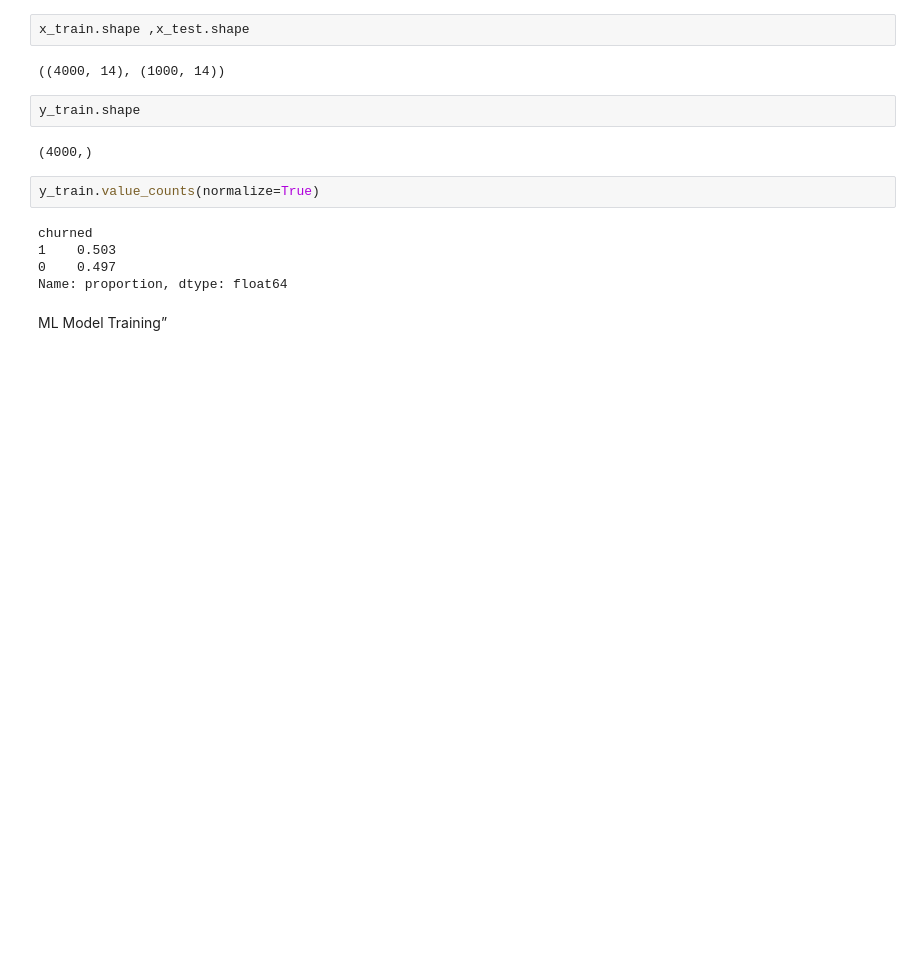
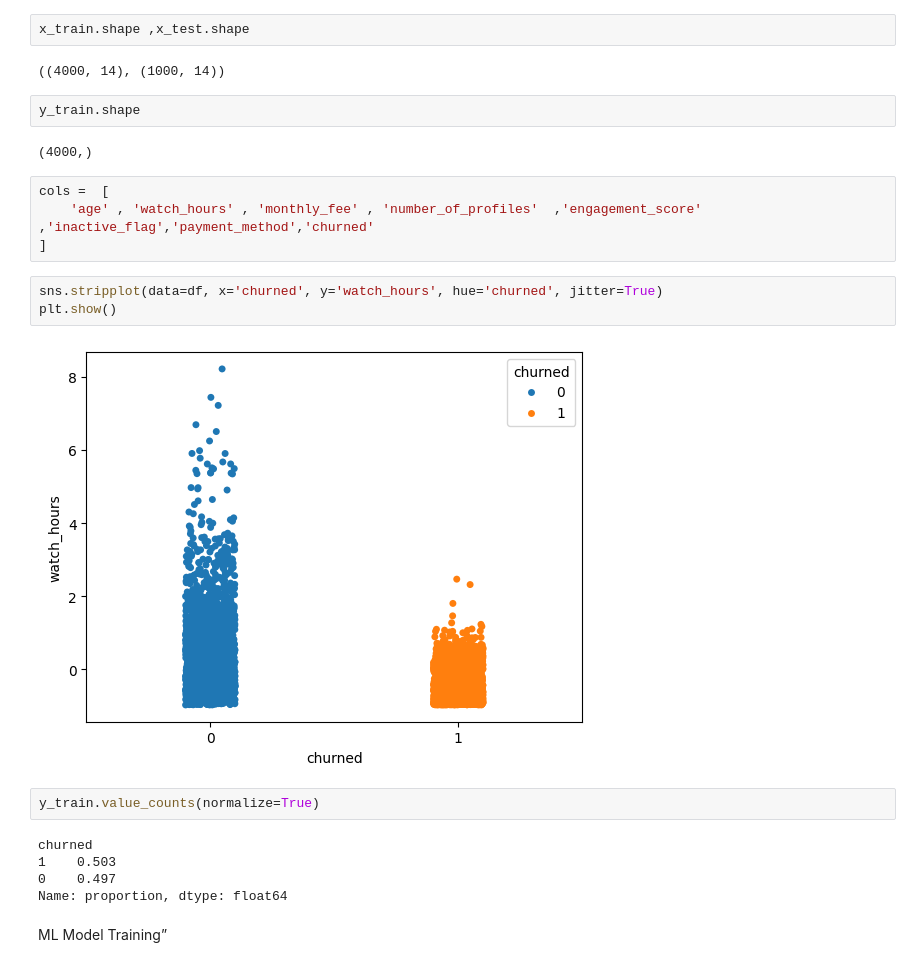
Before and after one commit to vishalyadav5451/Netflix-Churn-Project, a Jupyter notebook: notebook.ipynb, the cells around one changed output. Saved outputs shown, nothing was run; the diff lists cells and outputs as text; blank space fills up the shorter version.

```diff
--- a/notebook.ipynb
+++ b/notebook.ipynb
@@ -438,6 +465,15 @@ x_train.shape ,x_test.shape
 y_train.shape
 # %% [output]
 (4000,)
+# %%
+cols =  [
+    'age' , 'watch_hours' , 'monthly_fee' , 'number_of_profiles'  ,'engagement_score' ,'inactive_flag','payment_method','churned'
+]
+# %%
+sns.stripplot(data=df, x='churned', y='watch_hours', hue='churned', jitter=True)
+plt.show()
+# %% [output]
+[figure, added]
 # %%
 y_train.value_counts(normalize=True)
 # %% [output]
```
Also changed, not shown: parts of 19 cells of this notebook, 4 other files.
